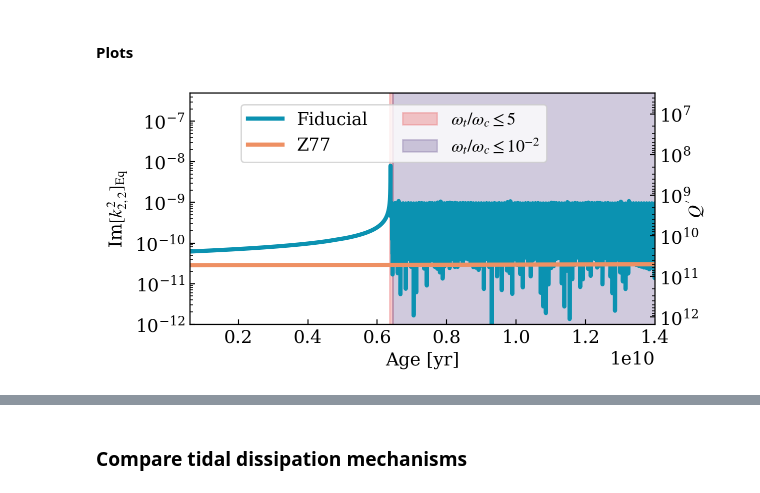
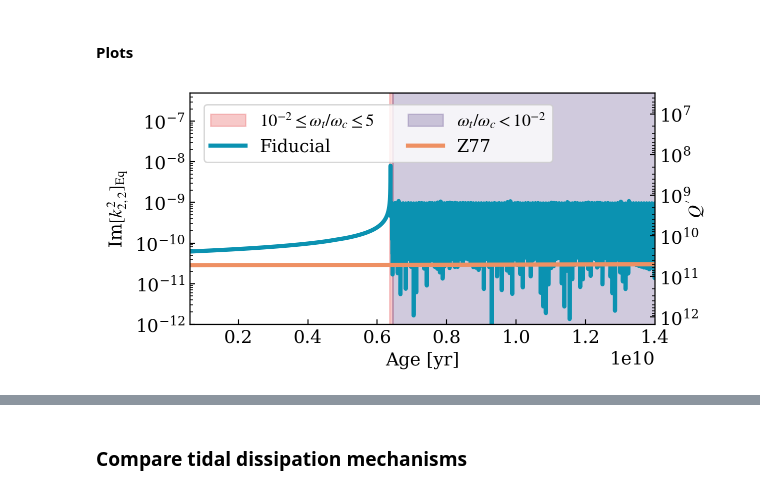
Before and after one commit to veome22/modern_tidal_interaction_models_methods, a Jupyter notebook: Sec_3_individual_binary_plots.ipynb, the cells around one changed output, grey strips where cells are left out. Cells and saved outputs as stored; diff of their text form; code cells hidden in the pictures.

```diff
--- a/Sec_3_individual_binary_plots.ipynb
+++ b/Sec_3_individual_binary_plots.ipynb
@@ -493,39 +493,42 @@ sync_idx = np.where(omega_spin >= omega_orb)[0][0]
 tidal_freq_idx_5 = np.where((tidal_frequency_22/omega_c) <= 5)[0][0]
 tidal_freq_idx_1e_2 = np.where((tidal_frequency_22/omega_c) <= 1e-2)[0][0]
 
+ax.axvspan(Time.value[tidal_freq_idx_5-600], Time.value[tidal_freq_idx_1e_2+50], color=colorPalette['red'], alpha=0.3, label='$10^{-2} \leq \\omega_{t} / \omega_c \leq 5$')
+
 ax.plot(Time, np.abs(Imk22_eq), lw=3, c=colorPalette['blue'], label=this_work)
+
+ax.axvspan(Time.value[tidal_freq_idx_1e_2], Time.value[-1], color=colorPalette['violet'], alpha=0.3, label='$\\omega_{t} / \omega_c < 10^{-2}$')
+
 ax.plot(Time_zahn, np.abs(Imk22_eq_zahn), lw=3, c=colorPalette['orange'], label=that_work)
 
-ax.axvspan(Time.value[tidal_freq_idx_5-600], Time.value[tidal_freq_idx_1e_2+50], color=colorPalette['red'], alpha=0.3, label='$\\omega_{t} / \omega_c \leq 5$')
-ax.axvspan(Time.value[tidal_freq_idx_1e_2], Time.value[-1], color=colorPalette['violet'], alpha=0.3, label='$\\omega_{t} / \omega_c \leq 10^{-2}$')
 
 
 ax.set_yscale('log')
 # ax.set_xscale('log')
 
 ax.tick_params(axis='both', which='both', direction='in')
 imk_min = 1e-12 # Low Mass
 imk_max = 5e-7 # Low Mass
 
 ax.set_ylim(imk_min, imk_max)
 ax.set_xlim(6e8, 1.4e10)
 ax.set_ylabel("Im$[k_{2,2}^2 ]_{\\rm Eq}$")
 ax.set_xlabel("Age [yr]")
 
 ax2 = ax.twinx()
 ax2.set_ylim(3/(2*imk_min), 3/(2*imk_max))
 ax2.set_yscale('log')
 ax2.set_ylabel("$Q'$", labelpad=-10)
 ax2.tick_params(axis='both', which='both', direction='in', bottom=False)
 
 
-ax.legend(loc=(0.11, 0.7), ncols=2, fontsize=12.5)
+ax.legend(loc=(0.03, 0.7), ncols=2, fontsize=12.5)
 
 plt.savefig(PlotDir+plot_prefix+'imk22_eq.pdf',dpi=300, bbox_inches='tight')
 
 plt.show()
 # %% [output]
-[figure, old version]
+[figure, new version]
 # %%
 fig, (ax) = plt.subplots(nrows=1, ncols=1, figsize=(6,3))
 
```
Also changed, not shown: parts of 3 cells of this notebook, 2 other files.
